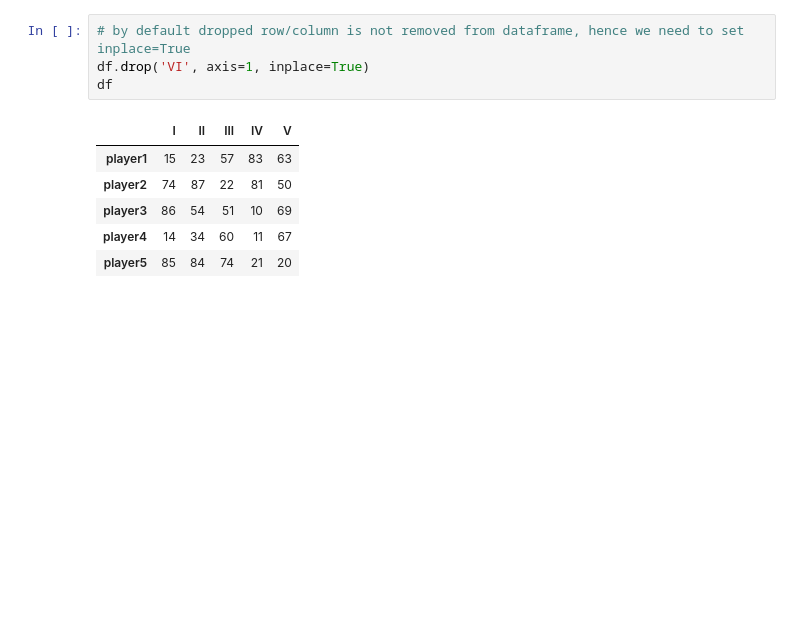
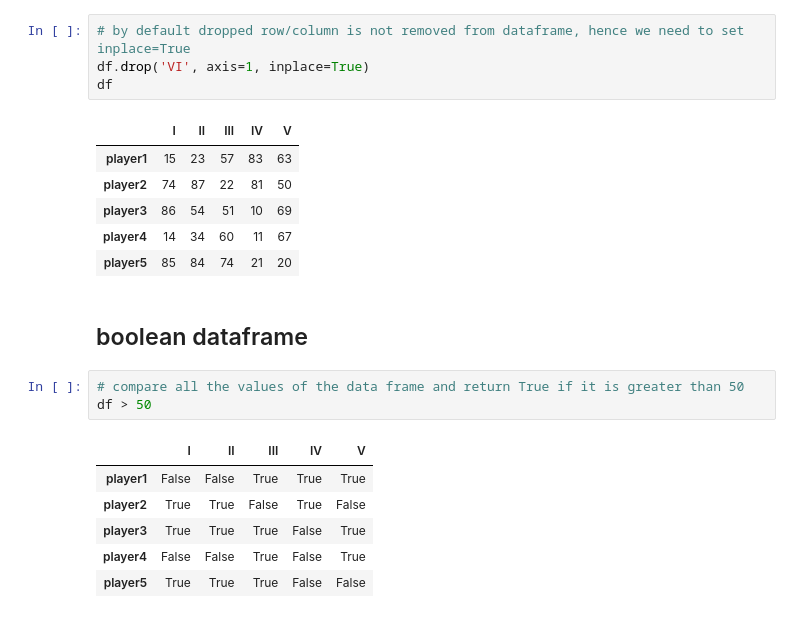
Before and after one commit to yusufshakeel/python-bootcamp, a Jupyter notebook: pandas/pandas-intro.ipynb, the cells around one changed output. Cells and saved outputs as stored; diff of their text form; blank space fills up the shorter version.

Commit message:
data frame

```diff
--- a/pandas/pandas-intro.ipynb
+++ b/pandas/pandas-intro.ipynb
@@ -172,3 +172,15 @@ df
 | player3 | 86 | 54 | 51 | 10 | 69 |
 | player4 | 14 | 34 | 60 | 11 | 67 |
 | player5 | 85 | 84 | 74 | 21 | 20 |
+# %% [markdown]
+## boolean dataframe
+# %%
+# compare all the values of the data frame and return True if it is greater than 50
+df > 50
+# %% [output]
+|  | I | II | III | IV | V |
+| player1 | False | False | True | True | True |
+| player2 | True | True | False | True | False |
+| player3 | True | True | True | False | True |
+| player4 | False | False | True | False | True |
+| player5 | True | True | True | False | False |
```
Also changed, not shown: parts of 13 cells of this notebook.
